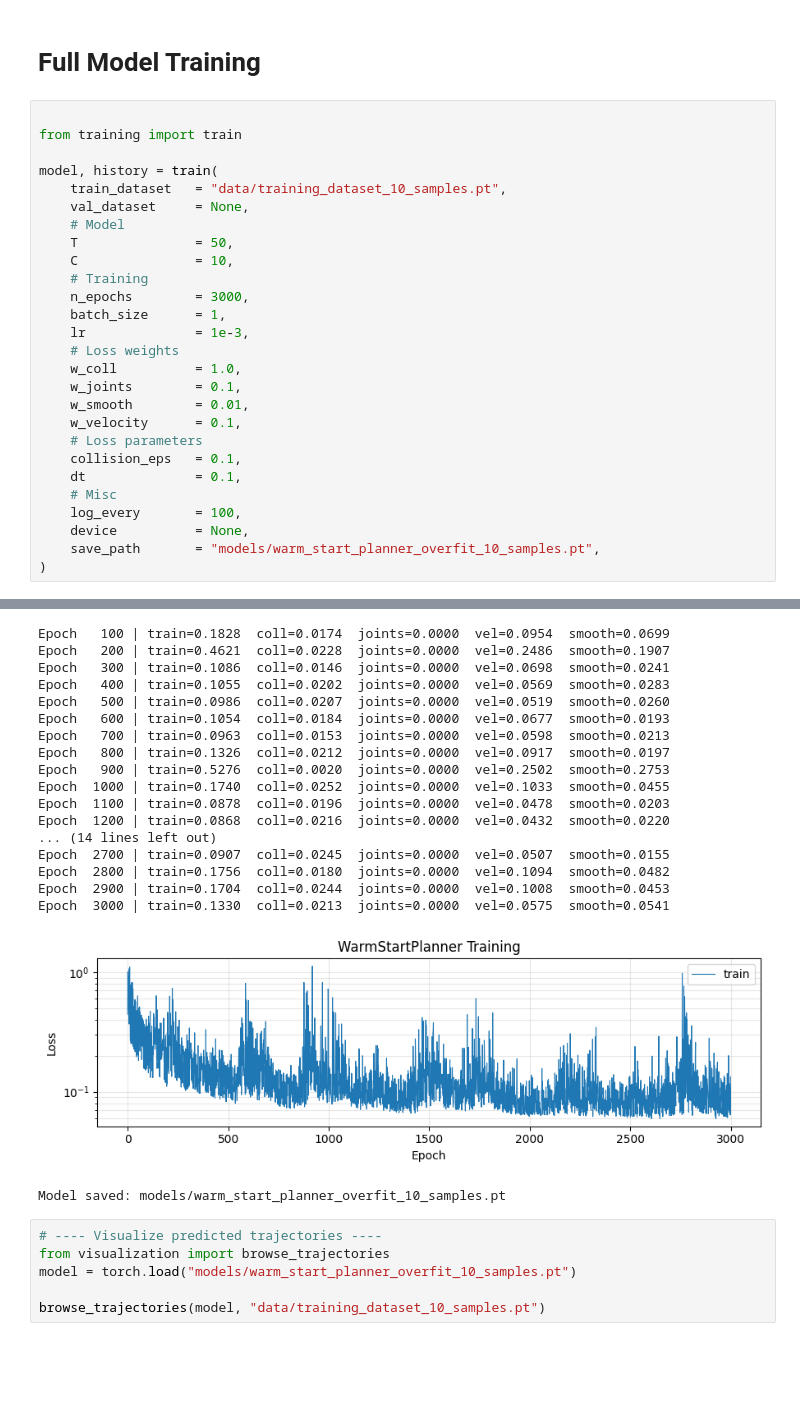
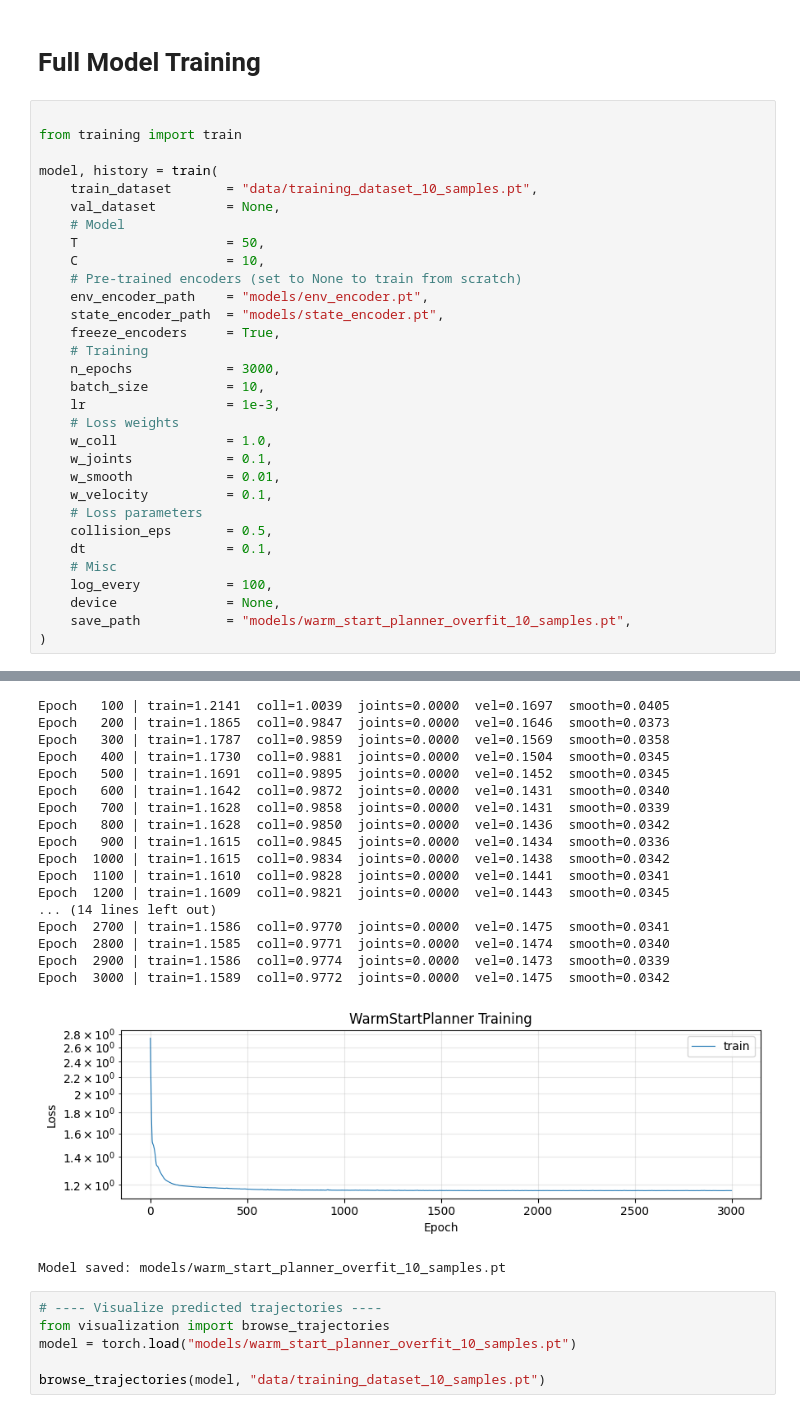
Before and after one commit to mangam-02/Self-Supervised-Learning-for-Robot-Motion-Planning, a Jupyter notebook: src/train.ipynb, the cells around one changed output, grey strips where cells are left out. Saved outputs shown, nothing was run; the diff lists cells and outputs as text; blank space fills up the shorter version.

Commit message:
Added pretrained Encoder to main model (WHOOPS)
Added repulsion from obstacles

```diff
--- a/src/train.ipynb
+++ b/src/train.ipynb
@@ -24,26 +24,30 @@ from training import train
 from training import train
 
 model, history = train(
-    train_dataset   = "data/training_dataset_10_samples.pt",
-    val_dataset     = None,
+    train_dataset       = "data/training_dataset_10_samples.pt",
+    val_dataset         = None,
     # Model
-    T               = 50,
-    C               = 10,
+    T                   = 50,
+    C                   = 10,
+    # Pre-trained encoders (set to None to train from scratch)
+    env_encoder_path    = "models/env_encoder.pt",
+    state_encoder_path  = "models/state_encoder.pt",
+    freeze_encoders     = True,
     # Training
-    n_epochs        = 3000,
-    batch_size      = 1,
-    lr              = 1e-3,
+    n_epochs            = 3000,
+    batch_size          = 10,
+    lr                  = 1e-3,
     # Loss weights
-    w_coll          = 1.0,
-    w_joints        = 0.1,
-    w_smooth        = 0.01,
-    w_velocity      = 0.1,
+    w_coll              = 1.0,
+    w_joints            = 0.1,
+    w_smooth            = 0.01,
+    w_velocity          = 0.1,
     # Loss parameters
-    collision_eps   = 0.1,
-    dt              = 0.1,
+    collision_eps       = 0.5,
+    dt                  = 0.1,
     # Misc
-    log_every       = 100,
-    device          = None,
-    save_path       = "models/warm_start_planner_overfit_10_samples.pt",
+    log_every           = 100,
+    device              = None,
+    save_path           = "models/warm_start_planner_overfit_10_samples.pt",
 )
 # %% [output]
@@ -56,21 +63,21 @@ smooth        63.3411      0.0100      0.6334
-Epoch   100 | train=0.1828  coll=0.0174  joints=0.0000  vel=0.0954  smooth=0.0699
-Epoch   200 | train=0.4621  coll=0.0228  joints=0.0000  vel=0.2486  smooth=0.1907
-Epoch   300 | train=0.1086  coll=0.0146  joints=0.0000  vel=0.0698  smooth=0.0241
-Epoch   400 | train=0.1055  coll=0.0202  joints=0.0000  vel=0.0569  smooth=0.0283
-Epoch   500 | train=0.0986  coll=0.0207  joints=0.0000  vel=0.0519  smooth=0.0260
-Epoch   600 | train=0.1054  coll=0.0184  joints=0.0000  vel=0.0677  smooth=0.0193
-Epoch   700 | train=0.0963  coll=0.0153  joints=0.0000  vel=0.0598  smooth=0.0213
-Epoch   800 | train=0.1326  coll=0.0212  joints=0.0000  vel=0.0917  smooth=0.0197
-Epoch   900 | train=0.5276  coll=0.0020  joints=0.0000  vel=0.2502  smooth=0.2753
-Epoch  1000 | train=0.1740  coll=0.0252  joints=0.0000  vel=0.1033  smooth=0.0455
-Epoch  1100 | train=0.0878  coll=0.0196  joints=0.0000  vel=0.0478  smooth=0.0203
-Epoch  1200 | train=0.0868  coll=0.0216  joints=0.0000  vel=0.0432  smooth=0.0220
+Epoch   100 | train=1.2141  coll=1.0039  joints=0.0000  vel=0.1697  smooth=0.0405
+Epoch   200 | train=1.1865  coll=0.9847  joints=0.0000  vel=0.1646  smooth=0.0373
+Epoch   300 | train=1.1787  coll=0.9859  joints=0.0000  vel=0.1569  smooth=0.0358
+Epoch   400 | train=1.1730  coll=0.9881  joints=0.0000  vel=0.1504  smooth=0.0345
+Epoch   500 | train=1.1691  coll=0.9895  joints=0.0000  vel=0.1452  smooth=0.0345
+Epoch   600 | train=1.1642  coll=0.9872  joints=0.0000  vel=0.1431  smooth=0.0340
+Epoch   700 | train=1.1628  coll=0.9858  joints=0.0000  vel=0.1431  smooth=0.0339
+Epoch   800 | train=1.1628  coll=0.9850  joints=0.0000  vel=0.1436  smooth=0.0342
+Epoch   900 | train=1.1615  coll=0.9845  joints=0.0000  vel=0.1434  smooth=0.0336
+Epoch  1000 | train=1.1615  coll=0.9834  joints=0.0000  vel=0.1438  smooth=0.0342
+Epoch  1100 | train=1.1610  coll=0.9828  joints=0.0000  vel=0.1441  smooth=0.0341
+Epoch  1200 | train=1.1609  coll=0.9821  joints=0.0000  vel=0.1443  smooth=0.0345
 ... (14 lines left out)
-Epoch  2700 | train=0.0907  coll=0.0245  joints=0.0000  vel=0.0507  smooth=0.0155
-Epoch  2800 | train=0.1756  coll=0.0180  joints=0.0000  vel=0.1094  smooth=0.0482
-Epoch  2900 | train=0.1704  coll=0.0244  joints=0.0000  vel=0.1008  smooth=0.0453
-Epoch  3000 | train=0.1330  coll=0.0213  joints=0.0000  vel=0.0575  smooth=0.0541
+Epoch  2700 | train=1.1586  coll=0.9770  joints=0.0000  vel=0.1475  smooth=0.0341
+Epoch  2800 | train=1.1585  coll=0.9771  joints=0.0000  vel=0.1474  smooth=0.0340
+Epoch  2900 | train=1.1586  coll=0.9774  joints=0.0000  vel=0.1473  smooth=0.0339
+Epoch  3000 | train=1.1589  coll=0.9772  joints=0.0000  vel=0.1475  smooth=0.0342
-[figure, old version]
+[figure, new version]
 Model saved: models/warm_start_planner_overfit_10_samples.pt
 # %%
 # ---- Visualize predicted trajectories ----
```
Also changed, not shown: parts of 1 cell of this notebook, 3 other files.
